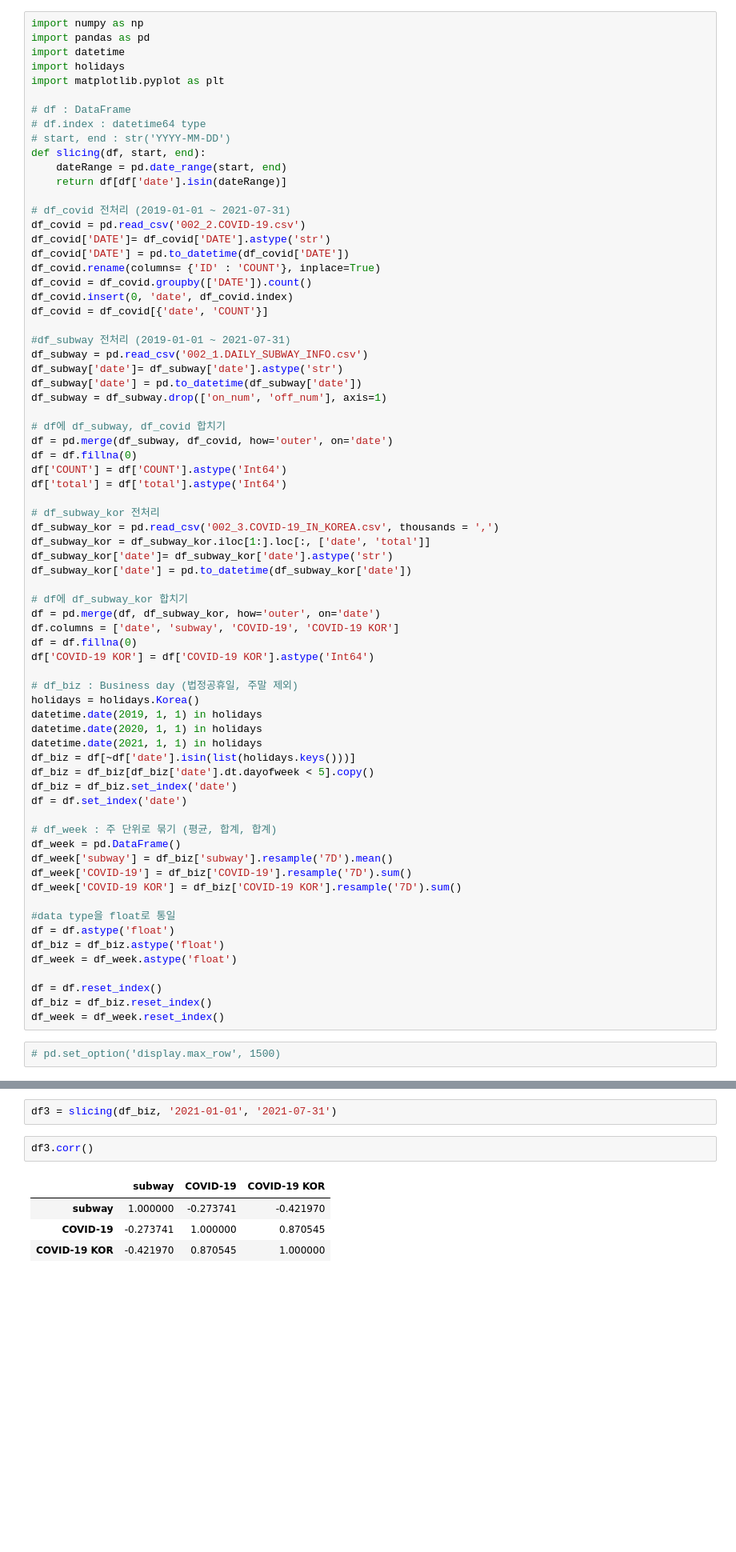
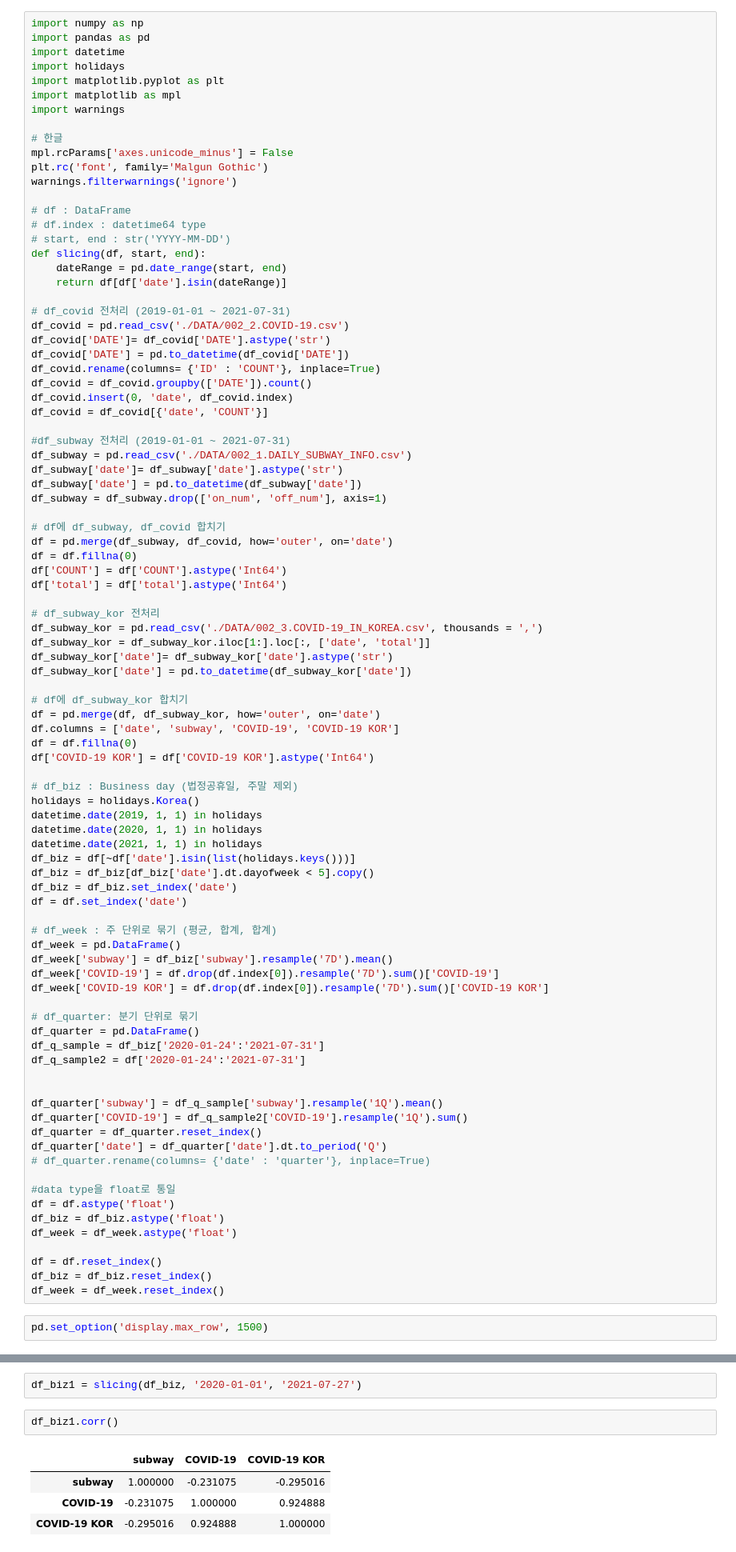
Before and after one commit to pepze21/data-visualization-PJT, a Jupyter notebook: data_preprocessing.ipynb, the cells around one changed output, grey strips where cells are left out. Shown at 80% size. Cells and saved outputs as stored; diff of their text form; blank space fills up the shorter version.

Commit message:
data_preprocessing & visualization

```diff
--- a/data_preprocessing.ipynb
+++ b/data_preprocessing.ipynb
@@ -4,6 +7,13 @@ import pandas as pd
 import datetime
 import holidays
 import matplotlib.pyplot as plt
+import matplotlib as mpl
+import warnings
+
+# 한글
+mpl.rcParams['axes.unicode_minus'] = False
+plt.rc('font', family='Malgun Gothic')
+warnings.filterwarnings('ignore')
 
 # df : DataFrame
 # df.index : datetime64 type
@@ -13,7 +23,7 @@ def slicing(df, start, end):
     return df[df['date'].isin(dateRange)]
 
 # df_covid 전처리 (2019-01-01 ~ 2021-07-31)
-df_covid = pd.read_csv('002_2.COVID-19.csv')
+df_covid = pd.read_csv('./DATA/002_2.COVID-19.csv')
 df_covid['DATE']= df_covid['DATE'].astype('str')
 df_covid['DATE'] = pd.to_datetime(df_covid['DATE'])
 df_covid.rename(columns= {'ID' : 'COUNT'}, inplace=True)
@@ -22,7 +32,7 @@ df_covid.insert(0, 'date', df_covid.index)
 df_covid = df_covid[{'date', 'COUNT'}]
 
 #df_subway 전처리 (2019-01-01 ~ 2021-07-31)
-df_subway = pd.read_csv('002_1.DAILY_SUBWAY_INFO.csv')
+df_subway = pd.read_csv('./DATA/002_1.DAILY_SUBWAY_INFO.csv')
 df_subway['date']= df_subway['date'].astype('str')
 df_subway['date'] = pd.to_datetime(df_subway['date'])
 df_subway = df_subway.drop(['on_num', 'off_num'], axis=1)
@@ -34,7 +44,7 @@ df['COUNT'] = df['COUNT'].astype('Int64')
 df['total'] = df['total'].astype('Int64')
 
 # df_subway_kor 전처리
-df_subway_kor = pd.read_csv('002_3.COVID-19_IN_KOREA.csv', thousands = ',')
+df_subway_kor = pd.read_csv('./DATA/002_3.COVID-19_IN_KOREA.csv', thousands = ',')
 df_subway_kor = df_subway_kor.iloc[1:].loc[:, ['date', 'total']]
 df_subway_kor['date']= df_subway_kor['date'].astype('str')
 df_subway_kor['date'] = pd.to_datetime(df_subway_kor['date'])
@@ -58,8 +68,20 @@ df = df.set_index('date')
 # df_week : 주 단위로 묶기 (평균, 합계, 합계)
 df_week = pd.DataFrame()
 df_week['subway'] = df_biz['subway'].resample('7D').mean()
-df_week['COVID-19'] = df_biz['COVID-19'].resample('7D').sum()
-df_week['COVID-19 KOR'] = df_biz['COVID-19 KOR'].resample('7D').sum()
+df_week['COVID-19'] = df.drop(df.index[0]).resample('7D').sum()['COVID-19']
+df_week['COVID-19 KOR'] = df.drop(df.index[0]).resample('7D').sum()['COVID-19 KOR']
+
+# df_quarter: 분기 단위로 묶기
+df_quarter = pd.DataFrame()
+df_q_sample = df_biz['2020-01-24':'2021-07-31']
+df_q_sample2 = df['2020-01-24':'2021-07-31']
+
+
+df_quarter['subway'] = df_q_sample['subway'].resample('1Q').mean()
+df_quarter['COVID-19'] = df_q_sample2['COVID-19'].resample('1Q').sum()
+df_quarter = df_quarter.reset_index()
+df_quarter['date'] = df_quarter['date'].dt.to_period('Q')
+# df_quarter.rename(columns= {'date' : 'quarter'}, inplace=True)
 
 #data type을 float로 통일
 df = df.astype('float')
@@ -70,7 +92,7 @@ df = df.reset_index()
 df_biz = df_biz.reset_index()
 df_week = df_week.reset_index()
 # %%
-# pd.set_option('display.max_row', 1500)
+pd.set_option('display.max_row', 1500)
 # %%
 # everyday
 df
@@ -203,9 +346,9 @@ df2.corr()
 # %%
-df3 = slicing(df_biz, '2021-01-01', '2021-07-31')
+df_biz1 = slicing(df_biz, '2020-01-01', '2021-07-27')
 # %%
-df3.corr()
+df_biz1.corr()
 # %% [output]
 |  | subway | COVID-19 | COVID-19 KOR |
-| subway | 1.000000 | -0.273741 | -0.421970 |
-| COVID-19 | -0.273741 | 1.000000 | 0.870545 |
-| COVID-19 KOR | -0.421970 | 0.870545 | 1.000000 |
+| subway | 1.000000 | -0.231075 | -0.295016 |
+| COVID-19 | -0.231075 | 1.000000 | 0.924888 |
+| COVID-19 KOR | -0.295016 | 0.924888 | 1.000000 |
```
Also changed, not shown: parts of 60 cells of this notebook, 14 other files.
